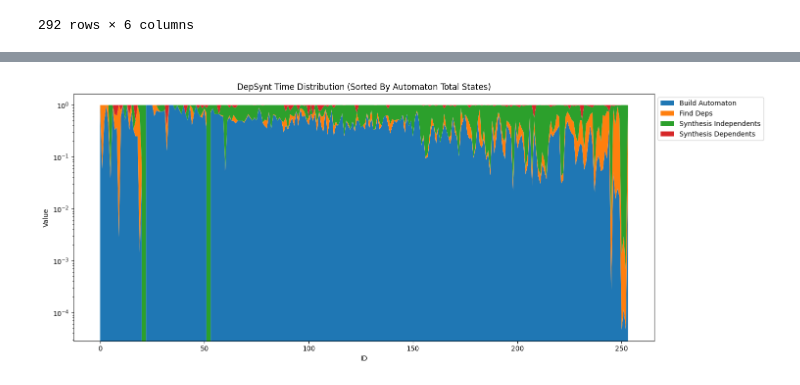
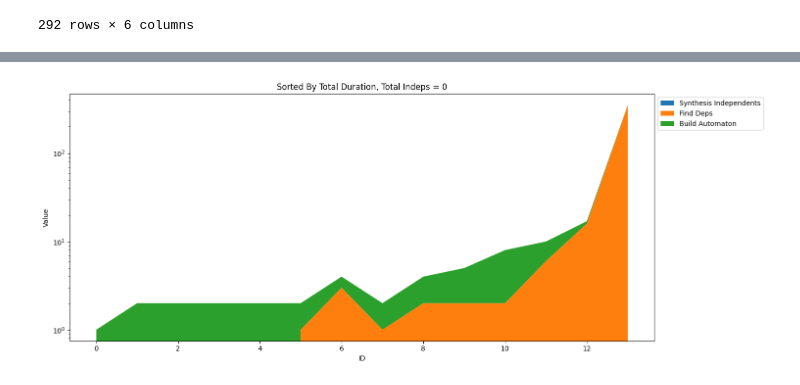
Before and after one commit to eliyaoo32/DepSynt, a Jupyter notebook: scripts/visualization.ipynb, the cells around one changed output, grey strips where cells are left out. Drawn from its saved outputs; the diff is of its cells as text; code cells hidden in the pictures.

```diff
--- a/scripts/visualization.ipynb
+++ b/scripts/visualization.ipynb
@@ -153,21 +189,27 @@ gen_stackplot(should_include_row, title, sort_by=sort_by, normalize=False)
 # %%
-def should_include_row(row):
-    status = row["Status"]
-    total_duration = row["Total Duration"]
-    total_deps_var = row["Total Dependent Variables"]
-    total_indeps_var = row["Total Independent Variables"]
+def gen_stackplot_by_indeps(indeps_limit):
+    def should_include_row_(row):
+        status = row["Status"]
+        total_duration = row["Total Duration"]
+        total_deps_var = row["Total Dependent Variables"]
+        total_indeps_var = row["Total Independent Variables"]
 
-    if total_duration <= 0:
-        return False
-    if status != "Success":
-        return False
-    if total_deps_var == 0:
-        return False
+        if total_duration <= 0:
+            return False
+        if status != "Success":
+            return False
+        if total_deps_var == 0:
+            return False
+        if total_indeps_var != indeps_limit:
+            return False
 
-    return True
+        return True
 
-sort_by = "Automaton Total States"
-title = f"DepSynt Time Distribution (Sorted By {sort_by})"
-gen_stackplot(should_include_row, title, sort_by=sort_by)
+
+    sort_by = "Total Duration"
+    title = f"Sorted By {sort_by}, Total Indeps = {indeps_limit}"
+    gen_stackplot(should_include_row_, title, sort_by=sort_by, normalize=False)
-# %% [output]
-[figure, removed]
+# %%
+gen_stackplot_by_indeps(0)
+# %% [output]
+[figure, added]
```
Also changed, not shown: parts of 9 cells of this notebook, 1 other file.
